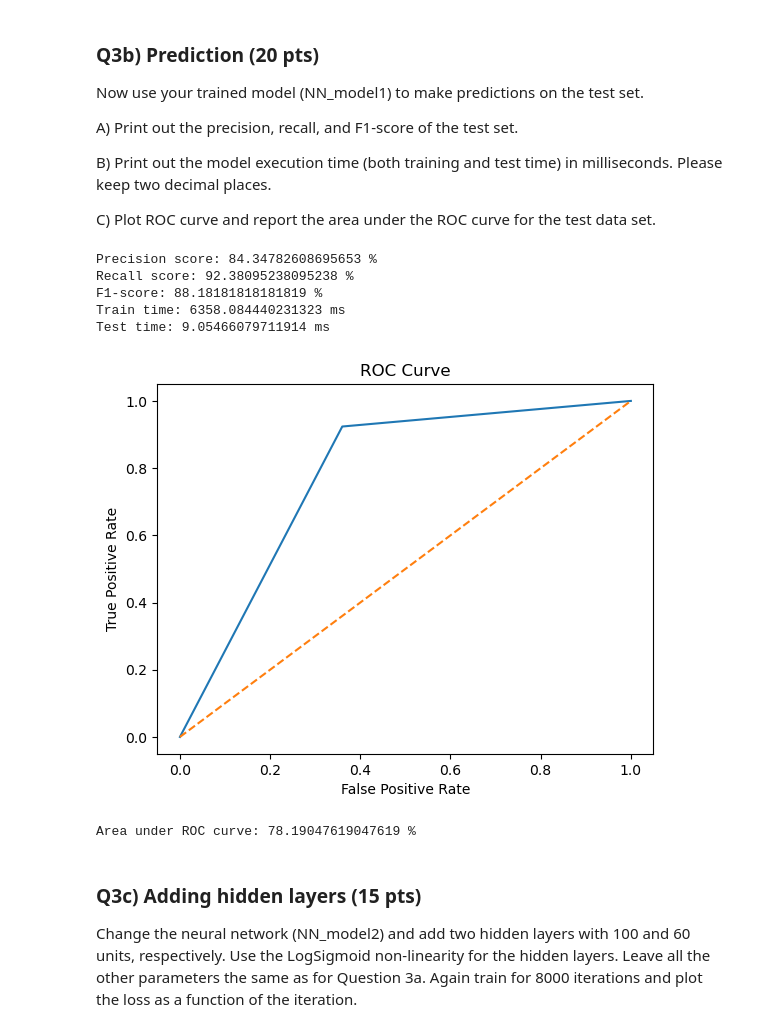
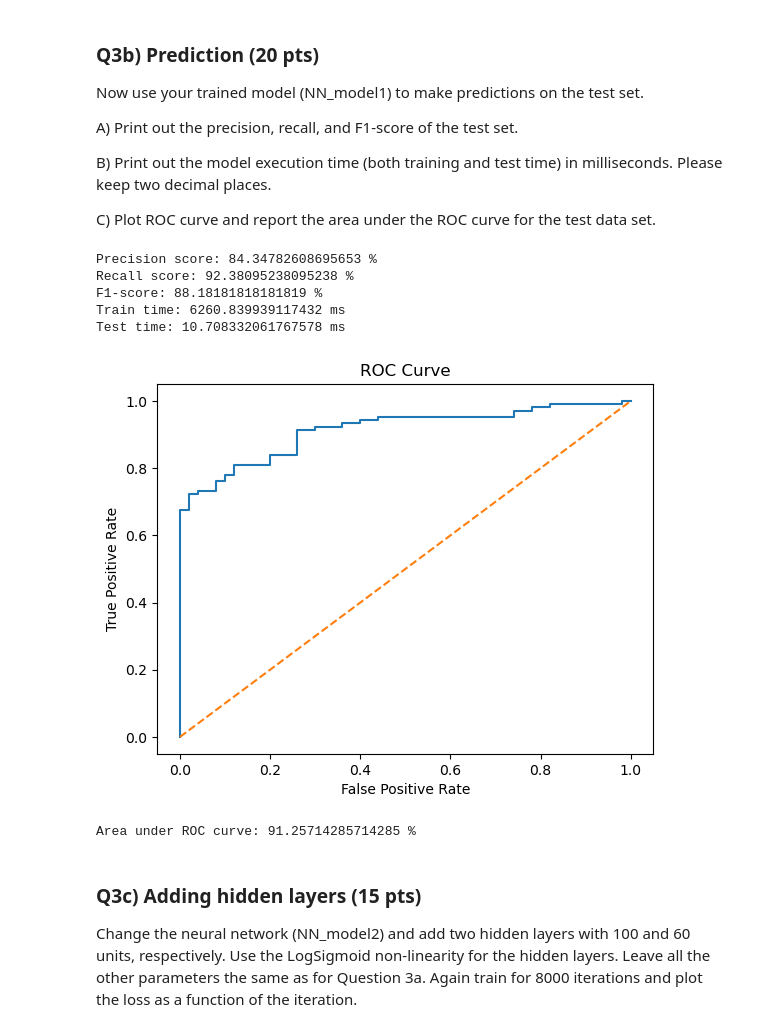
Before and after one commit to aabusha3/Neural-Network_DS3000-7, a Jupyter notebook: aabusha3_Assignment_7.ipynb, the cells around one changed output. Drawn from its saved outputs; the diff is of its cells as text; code cells hidden in the pictures.

```diff
--- a/aabusha3_Assignment_7.ipynb
+++ b/aabusha3_Assignment_7.ipynb
@@ -205,45 +205,48 @@ B) Print out the model execution time (both training and test time) in milliseco
 
 C) Plot ROC curve and report the area under the ROC curve for the test data set.
 # %%
+softmaxer = torch.nn.Softmax(dim=1)
 start = time.time()
 Xtest_tensor = torch.tensor(Xtest_scaled)
 ypred = NN_model_1(Xtest_tensor)
 # ypred=torch.where(ypred > -1, 0, 1)
+ypred_proba = softmaxer(ypred)
 ypred = torch.argmax(ypred, dim=1)
 ypred=ypred.detach().numpy()
 
 precision = precision_score(ytest, ypred)
 recall = recall_score(ytest, ypred)
 f1 = f1_score(ytest, ypred)
 end = time.time()
 test_time_NN_1 = end - start
 
 print('Precision score:', precision*100,'%')
 print('Recall score:', recall*100,'%')
 print('F1-score:', f1*100,'%')
 
 print('Train time:', train_time_NN_1*1000,'ms')
 print('Test time:', test_time_NN_1*1000,'ms')
 
-fpr, tpr, thresholds = roc_curve(ytest, ypred)
-auc = roc_auc_score(ytest, ypred)
+ypred_proba=ypred_proba.detach().numpy()[:,1]
+fpr, tpr, thresholds = roc_curve(ytest, ypred_proba)
+auc = roc_auc_score(ytest, ypred_proba)
 
 plt.plot(fpr, tpr, 'tab:blue')
 plt.plot([0, 1], [0, 1],'--', color='tab:orange')
 plt.title('ROC Curve')
 plt.xlabel('False Positive Rate')
 plt.ylabel('True Positive Rate')
 plt.show()
 
 print('Area under ROC curve:', auc*100,'%')
 # %% [output]
 Precision score: 84.34782608695653 %
 Recall score: 92.38095238095238 %
 F1-score: 88.18181818181819 %
-Train time: 6358.084440231323 ms
-Test time: 9.05466079711914 ms
+Train time: 6260.839939117432 ms
+Test time: 10.708332061767578 ms
-[figure, old version]
+[figure, new version]
-Area under ROC curve: 78.19047619047619 %
+Area under ROC curve: 91.25714285714285 %
 # %% [markdown]
 ### Q3c) Adding hidden layers (15 pts)
 Change the neural network (NN_model2) and add two hidden layers with 100 and 60 units, respectively. Use the LogSigmoid non-linearity for the hidden layers. Leave all the other parameters the same as for Question 3a. Again train for 8000 iterations and plot the loss as a function of the iteration.
```
Also changed, not shown: parts of 3 cells of this notebook.
